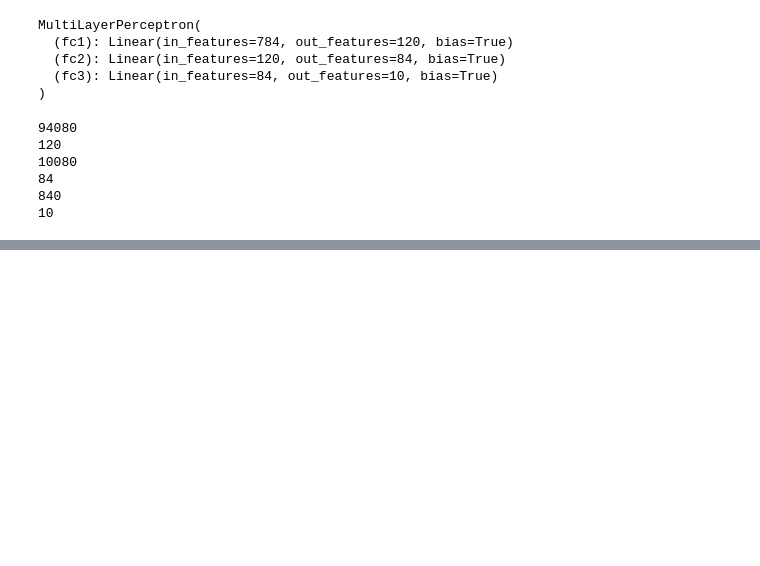
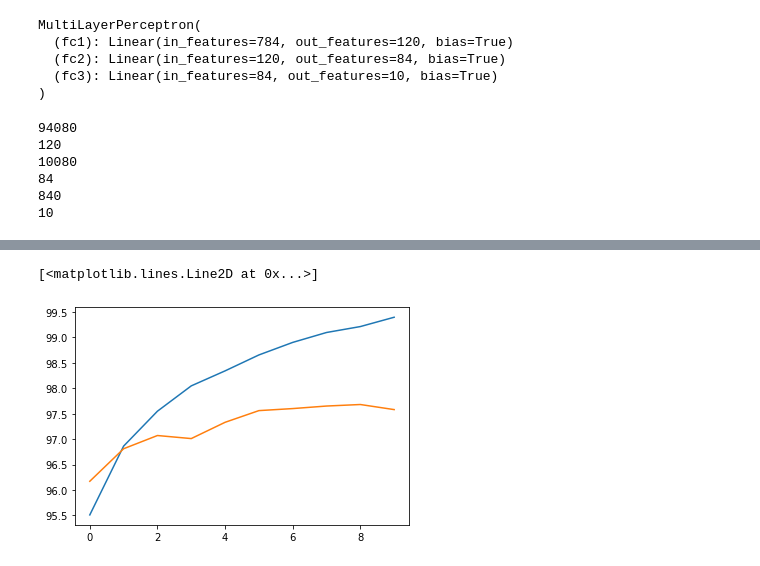
Before and after one commit to AdiBad/image_analysis_DL, a Jupyter notebook: neural_net_basics.ipynb, the cells around one changed output, grey strips where cells are left out. Saved outputs shown, nothing was run; the diff lists cells and outputs as text; code cells hidden in the pictures; blank space fills up the shorter version.

```diff
--- a/neural_net_basics.ipynb
+++ b/neural_net_basics.ipynb
@@ -142,0 +236,12 @@ torch.Size([100, 784])
+# %%
+# plot accuracies
+train_acc = [x/600 for x in train_correct] #600 is batch size
+test_acc = [x/100 for x in test_correct] #100 is batch size for test
+fig, ax1=plt.subplots(1,1)
+ax1.plot(train_acc)
+ax1.plot(test_acc)
+
+# we want to see that crossing point, if it doesn't  occur we can run for more epochs
+# %% [output]
+[<matplotlib.lines.Line2D at 0x...>]
+[figure, added]
```
Also changed, not shown: parts of 15 cells of this notebook.
